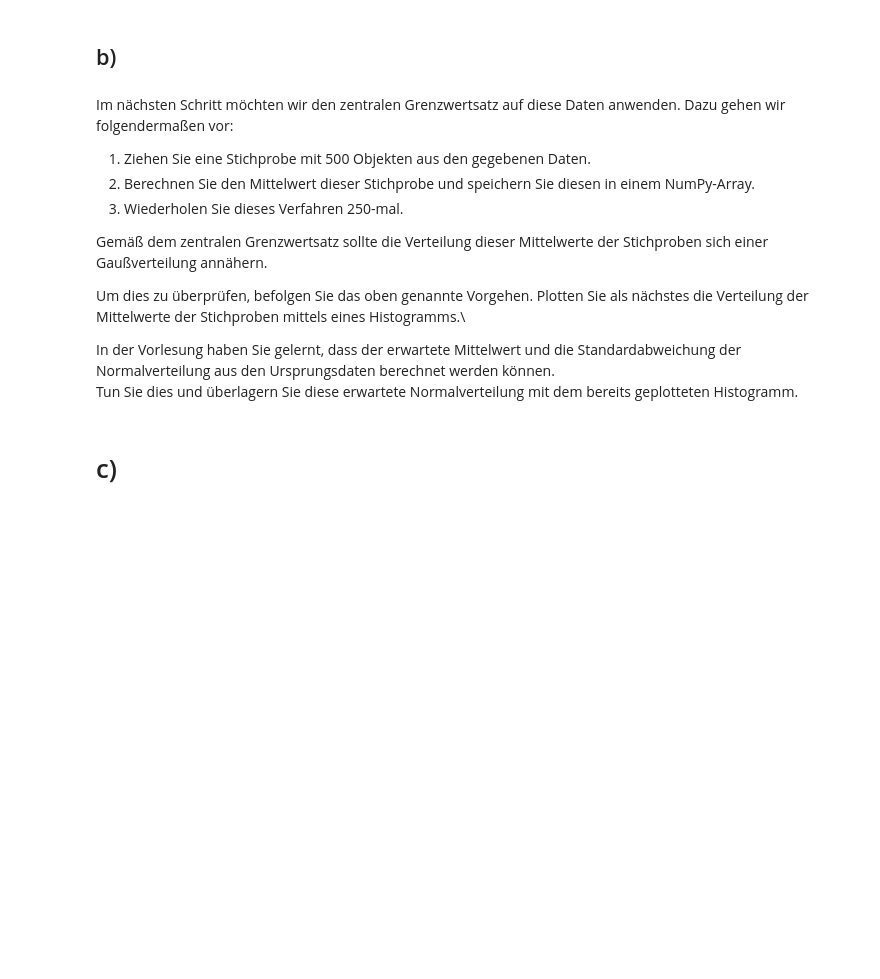
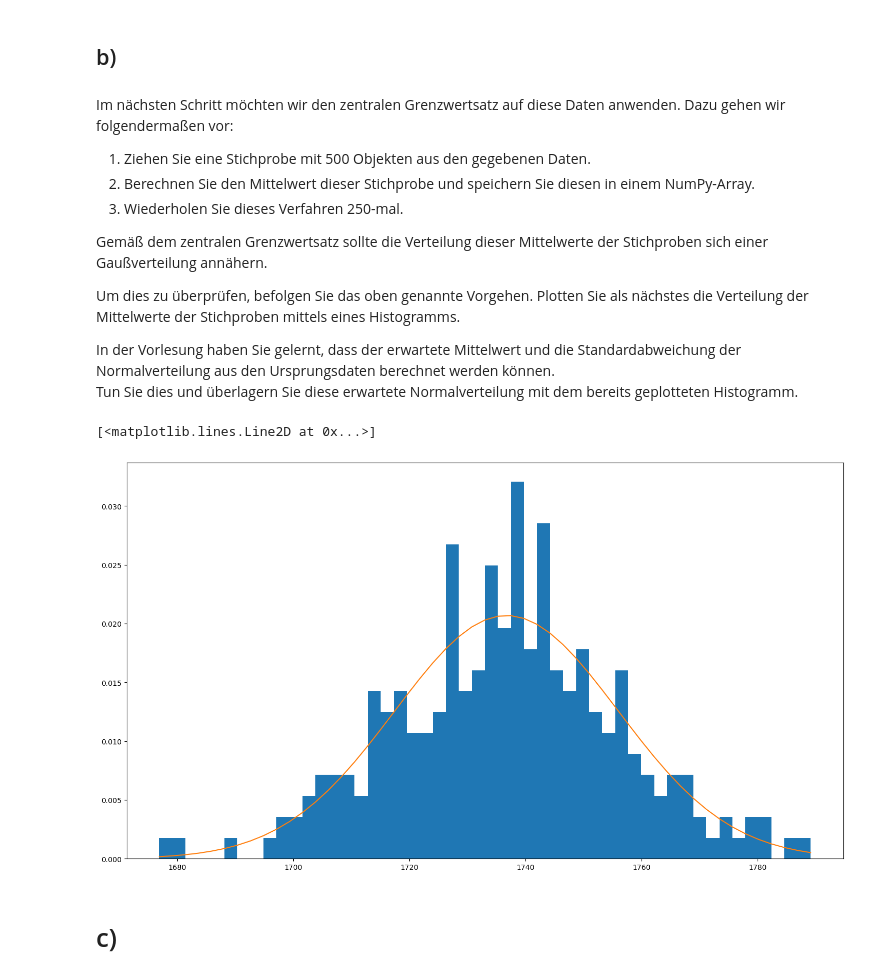
Before and after one commit to fflopsi/datenanalyse, a Jupyter notebook: exercises/09/Aufgabenblatt_9.ipynb, the cells around one changed output. Drawn from its saved outputs; the diff is of its cells as text; code cells hidden in the pictures; blank space fills up the shorter version.

```diff
--- a/exercises/09/Aufgabenblatt_9.ipynb
+++ b/exercises/09/Aufgabenblatt_9.ipynb
@@ -76,12 +104,25 @@ Im nächsten Schritt möchten wir den zentralen Grenzwertsatz auf diese Daten an
 
 Gemäß dem zentralen Grenzwertsatz sollte die Verteilung dieser Mittelwerte der Stichproben sich einer Gaußverteilung annähern.
 
-Um dies zu überprüfen, befolgen Sie das oben genannte Vorgehen. Plotten Sie als nächstes die Verteilung der Mittelwerte der Stichproben mittels eines Histogramms.\
+Um dies zu überprüfen, befolgen Sie das oben genannte Vorgehen. Plotten Sie als nächstes die Verteilung der Mittelwerte der Stichproben mittels eines Histogramms.
 
 In der Vorlesung haben Sie gelernt, dass der erwartete Mittelwert und die Standardabweichung der Normalverteilung aus den Ursprungsdaten berechnet werden können.\
 Tun Sie dies und überlagern Sie diese erwartete Normalverteilung mit dem bereits geplotteten Histogramm.
 # %%
-# YOUR CODE HERE
+n_obj = 500
+N = 250
+
+means = np.zeros(N)
+
+for i in range(N):
+    means[i] = np.mean(np.random.choice(data1, n_obj))
+# %%
+_, ax = plt.subplots(figsize=(18,10))
+_, bins, _ = ax.hist(means, N//5, density=True)
+ax.plot(bins, 1/(np.std(means) * np.sqrt(2*np.pi)) * np.exp(-((bins - np.mean(means))**2)/(2*np.var(means))))
+# %% [output]
+[<matplotlib.lines.Line2D at 0x...>]
+[figure, added]
 # %% [markdown]
 # c)
 # %% [markdown]
```
Also changed, not shown: parts of 7 cells of this notebook.
